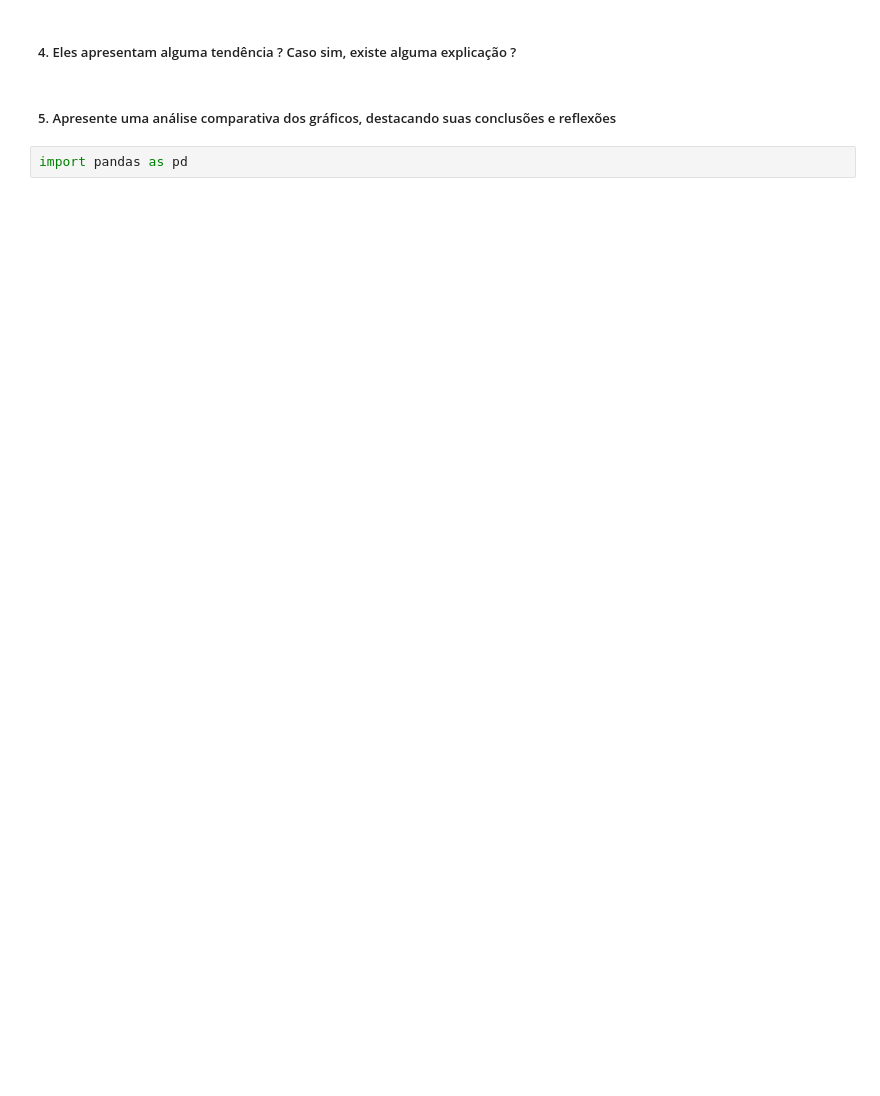
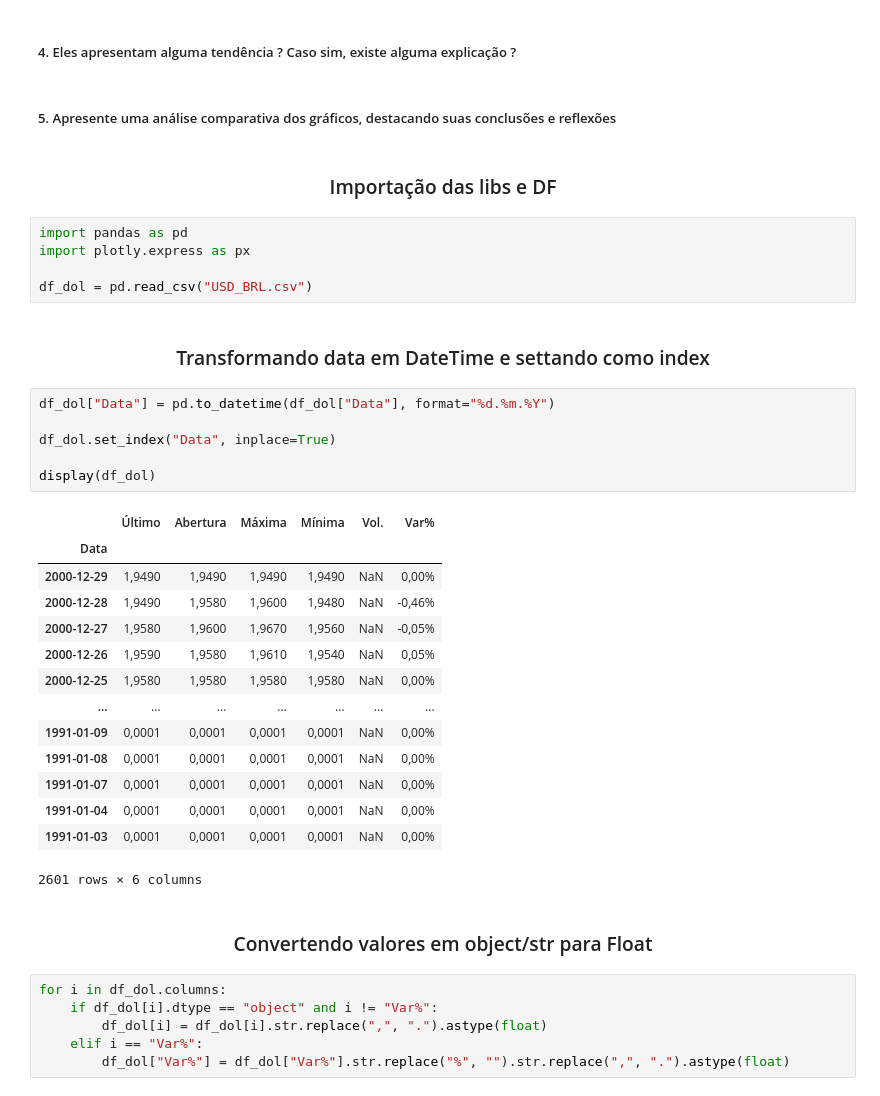
Before and after one commit to gbrlscosta/ipca-seriestemporais, a Jupyter notebook: ipca-dollar.ipynb, the cells around one changed output. Saved outputs shown, nothing was run; the diff lists cells and outputs as text; blank space fills up the shorter version.

```diff
--- a/ipca-dollar.ipynb
+++ b/ipca-dollar.ipynb
@@ -20,5 +23,41 @@ dawfjaw
 ##### 4. Eles apresentam alguma tendência ? Caso sim, existe alguma explicação ?
 # %% [markdown]
 ##### 5. Apresente uma análise comparativa dos gráficos, destacando suas conclusões e reflexões
-# %%
-import pandas as pd
+# %% [markdown]
+### <center>Importação das libs e DF
+# %%
+import pandas as pd
+import plotly.express as px
+
+df_dol = pd.read_csv("USD_BRL.csv")
+# %% [markdown]
+### <center>Transformando data em DateTime e settando como index
+# %%
+df_dol["Data"] = pd.to_datetime(df_dol["Data"], format="%d.%m.%Y")
+
+df_dol.set_index("Data", inplace=True)
+
+display(df_dol)
+# %% [output]
+|  | Último | Abertura | Máxima | Mínima | Vol. | Var% |
+| Data |  |  |  |  |  |  |
+| 2000-12-29 | 1,9490 | 1,9490 | 1,9490 | 1,9490 | NaN | 0,00% |
+| 2000-12-28 | 1,9490 | 1,9580 | 1,9600 | 1,9480 | NaN | -0,46% |
+| 2000-12-27 | 1,9580 | 1,9600 | 1,9670 | 1,9560 | NaN | -0,05% |
+| 2000-12-26 | 1,9590 | 1,9580 | 1,9610 | 1,9540 | NaN | 0,05% |
+| 2000-12-25 | 1,9580 | 1,9580 | 1,9580 | 1,9580 | NaN | 0,00% |
+| ... | ... | ... | ... | ... | ... | ... |
+| 1991-01-09 | 0,0001 | 0,0001 | 0,0001 | 0,0001 | NaN | 0,00% |
+| 1991-01-08 | 0,0001 | 0,0001 | 0,0001 | 0,0001 | NaN | 0,00% |
+| 1991-01-07 | 0,0001 | 0,0001 | 0,0001 | 0,0001 | NaN | 0,00% |
+| 1991-01-04 | 0,0001 | 0,0001 | 0,0001 | 0,0001 | NaN | 0,00% |
+| 1991-01-03 | 0,0001 | 0,0001 | 0,0001 | 0,0001 | NaN | 0,00% |
+2601 rows × 6 columns
+# %% [markdown]
+### <center>Convertendo valores em object/str para Float
+# %%
+for i in df_dol.columns:
+    if df_dol[i].dtype == "object" and i != "Var%":
+        df_dol[i] = df_dol[i].str.replace(",", ".").astype(float)
+    elif i == "Var%":
+        df_dol["Var%"] = df_dol["Var%"].str.replace("%", "").str.replace(",", ".").astype(float)
```
Also changed, not shown: parts of 10 cells of this notebook, 1 other file.
